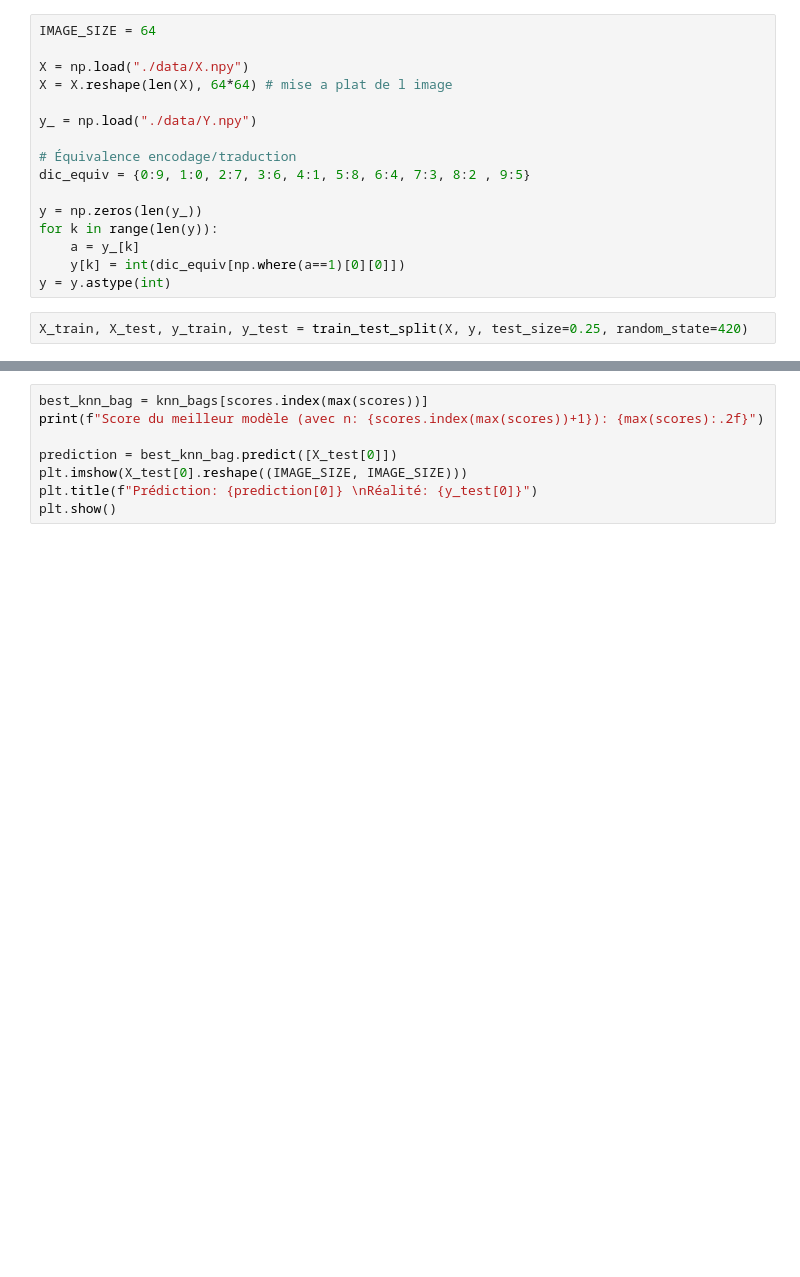
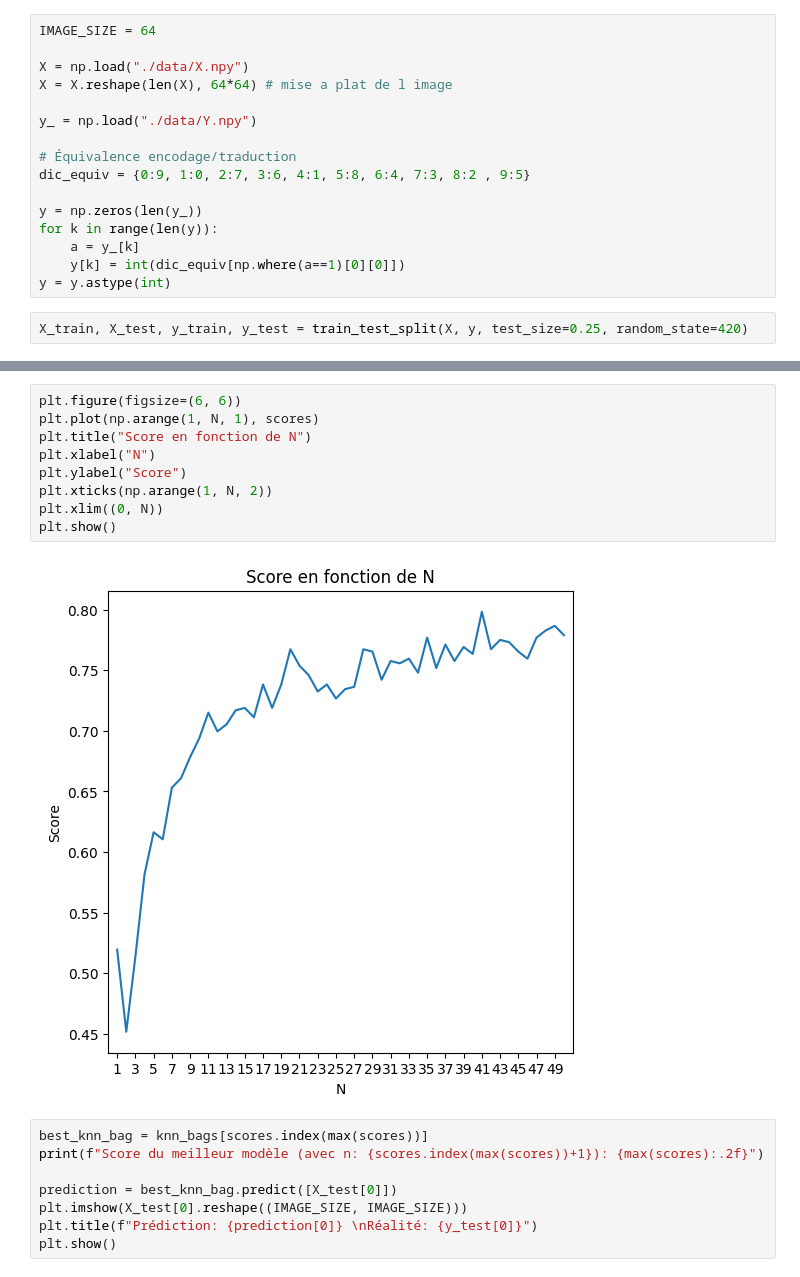
Before and after one commit to A-INDUSTRIES/machlearn-projet, a Jupyter notebook: 4-methode_ensemble.ipynb, the cells around one changed output, grey strips where cells are left out. Saved outputs shown, nothing was run; the diff lists cells and outputs as text; blank space fills up the shorter version.

Commit message:
❇️ Modification des graphiques

```diff
--- a/4-methode_ensemble.ipynb
+++ b/4-methode_ensemble.ipynb
@@ -51,5 +42,16 @@ plt.show()
 # %% [output]
 [figure]
+# %%
+plt.figure(figsize=(6, 6))
+plt.plot(np.arange(1, N, 1), scores)
+plt.title("Score en fonction de N")
+plt.xlabel("N")
+plt.ylabel("Score")
+plt.xticks(np.arange(1, N, 2))
+plt.xlim((0, N))
+plt.show()
+# %% [output]
+[figure, added]
 # %%
 best_knn_bag = knn_bags[scores.index(max(scores))]
 print(f"Score du meilleur modèle (avec n: {scores.index(max(scores))+1}): {max(scores):.2f}")
```
Also changed, not shown: parts of 2 cells of this notebook.
